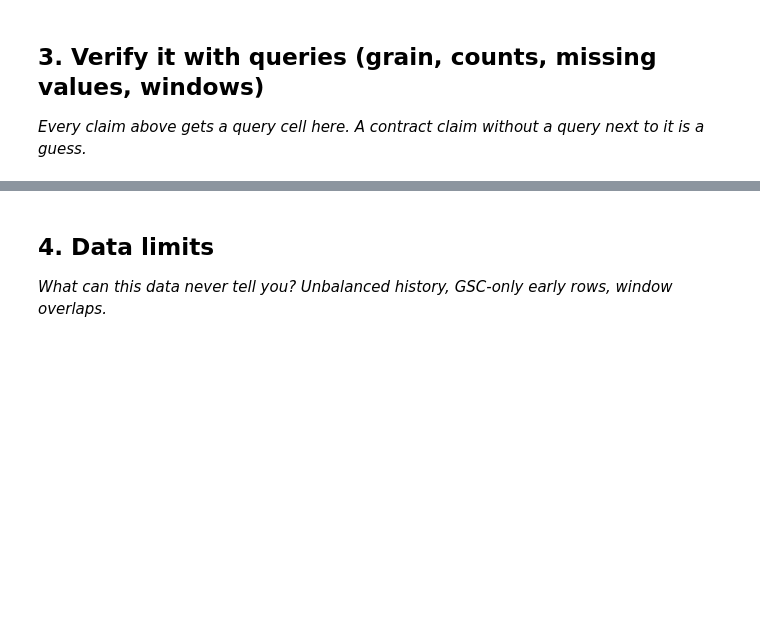
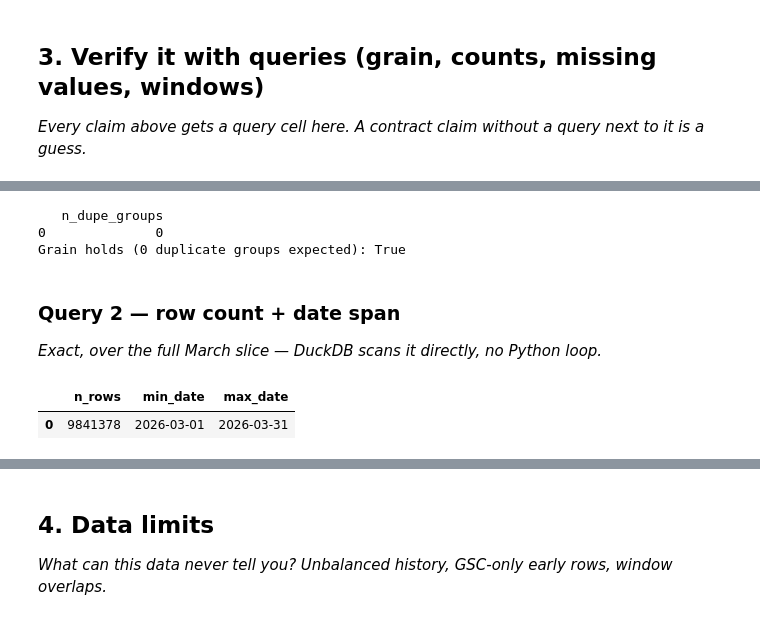
Before and after one commit to GokulM8/Internship, a Jupyter notebook: work/notebooks/w03_data_contract.ipynb, the cells around one changed output, grey strips where cells are left out. Saved outputs shown, nothing was run; the diff lists cells and outputs as text; code cells hidden in the pictures; blank space fills up the shorter version.

```diff
--- a/work/notebooks/w03_data_contract.ipynb
+++ b/work/notebooks/w03_data_contract.ipynb
@@ -56,0 +132,33 @@ print("Loaded:", hf_token[:10] + "...")
+# %%
+grain_check = con.sql("""
+    SELECT COUNT(*) AS n_dupe_groups
+    FROM (
+        SELECT client_hash_id, content_hash_id, report_date, COUNT(*) AS c
+        FROM fact
+        WHERE report_date BETWEEN DATE '2026-03-01' AND DATE '2026-03-31'
+        GROUP BY 1, 2, 3
+        HAVING COUNT(*) > 1
+    )
+""").df()
+
+print(grain_check)
+print("Grain holds (0 duplicate groups expected):", grain_check['n_dupe_groups'][0] == 0)
+# %% [output]
+   n_dupe_groups
+0              0
+Grain holds (0 duplicate groups expected): True
+# %% [markdown]
+### Query 2 — row count + date span
+
+*Exact, over the full March slice — DuckDB scans it directly, no Python loop.*
+# %%
+query2 = con.sql("""
+    SELECT COUNT(*) AS n_rows, MIN(report_date) AS min_date, MAX(report_date) AS max_date
+    FROM fact
+    WHERE report_date BETWEEN DATE '2026-03-01' AND DATE '2026-03-31'
+""").df()
+
+query2
+# %% [output]
+|  | n_rows | min_date | max_date |
+| 0 | 9841378 | 2026-03-01 | 2026-03-31 |
```
Also changed, not shown: parts of 25 cells of this notebook.
